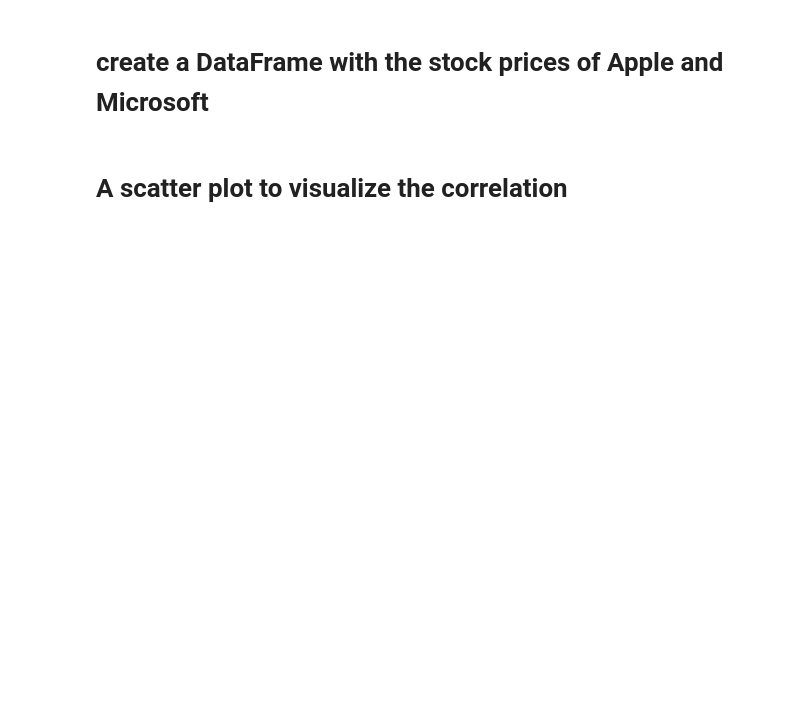
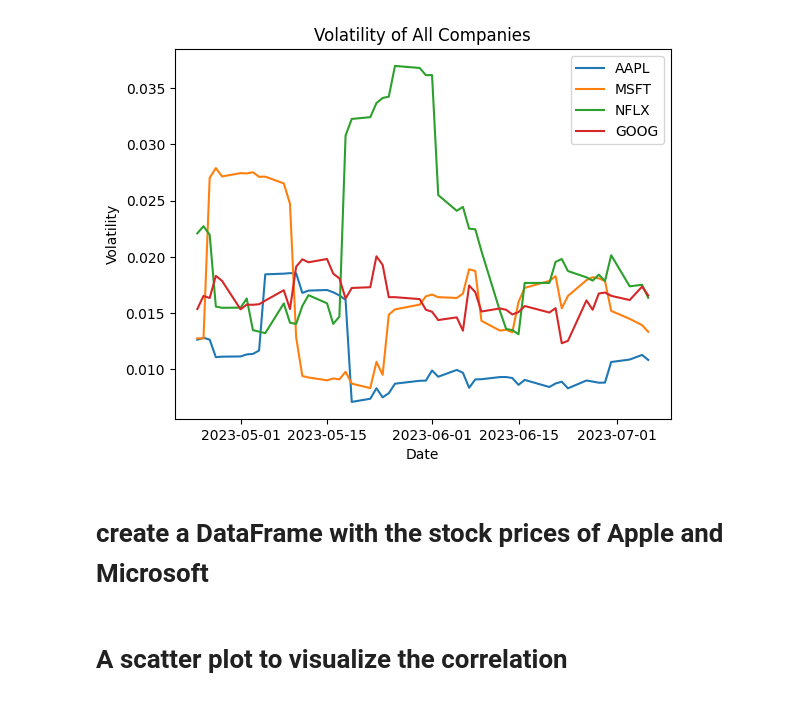
Before and after one commit to shushantranjan28/Stock-Market-Performance-Analysis, a Jupyter notebook: main.ipynb, the cells around one changed output. Saved outputs shown, nothing was run; the diff lists cells and outputs as text; code cells hidden in the pictures; blank space fills up the shorter version.

```diff
--- a/main.ipynb
+++ b/main.ipynb
@@ -106,3 +167,30 @@ fig.show()
+# %%
+# Calculate the volatility
+df['Volatility'] = df.groupby('Ticker')['Close'].pct_change().rolling(window=10).std().reset_index(0, drop=True)
+
+# Create a figure and axis
+fig, ax = plt.subplots()
+
+# Iterate over unique tickers
+for ticker in df['Ticker'].unique():
+    # Filter the DataFrame by ticker
+    df_ticker = df[df['Ticker'] == ticker]
+
+    # Plot the line chart
+    ax.plot(df_ticker['Date'], df_ticker['Volatility'], label=ticker)
+
+# Set the title and labels
+ax.set_title('Volatility of All Companies')
+ax.set_xlabel('Date')
+ax.set_ylabel('Volatility')
+
+# Add a legend
+ax.legend()
+
+# Display the plot
+plt.show()
+# %% [output]
+[figure, added]
 # %% [markdown]
 # create a DataFrame with the stock prices of Apple and Microsoft
 # %%
```
Also changed, not shown: parts of 13 cells of this notebook.
